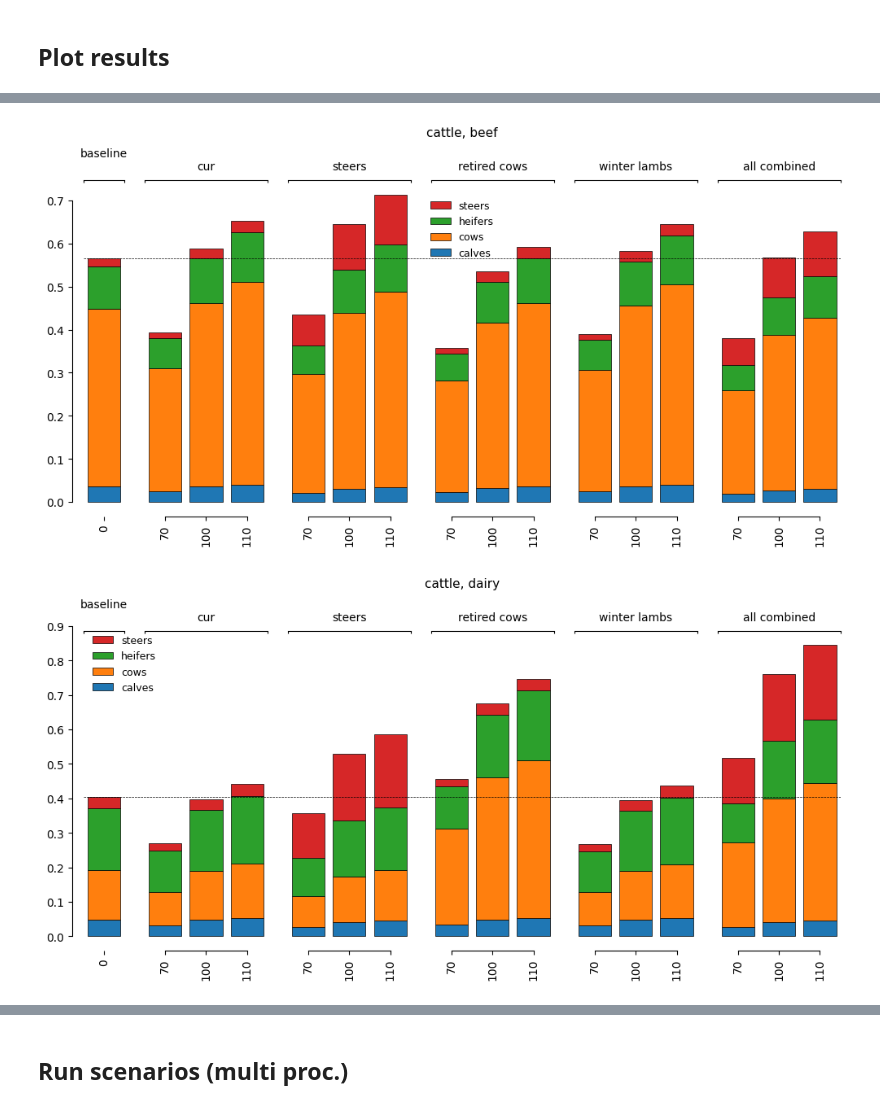
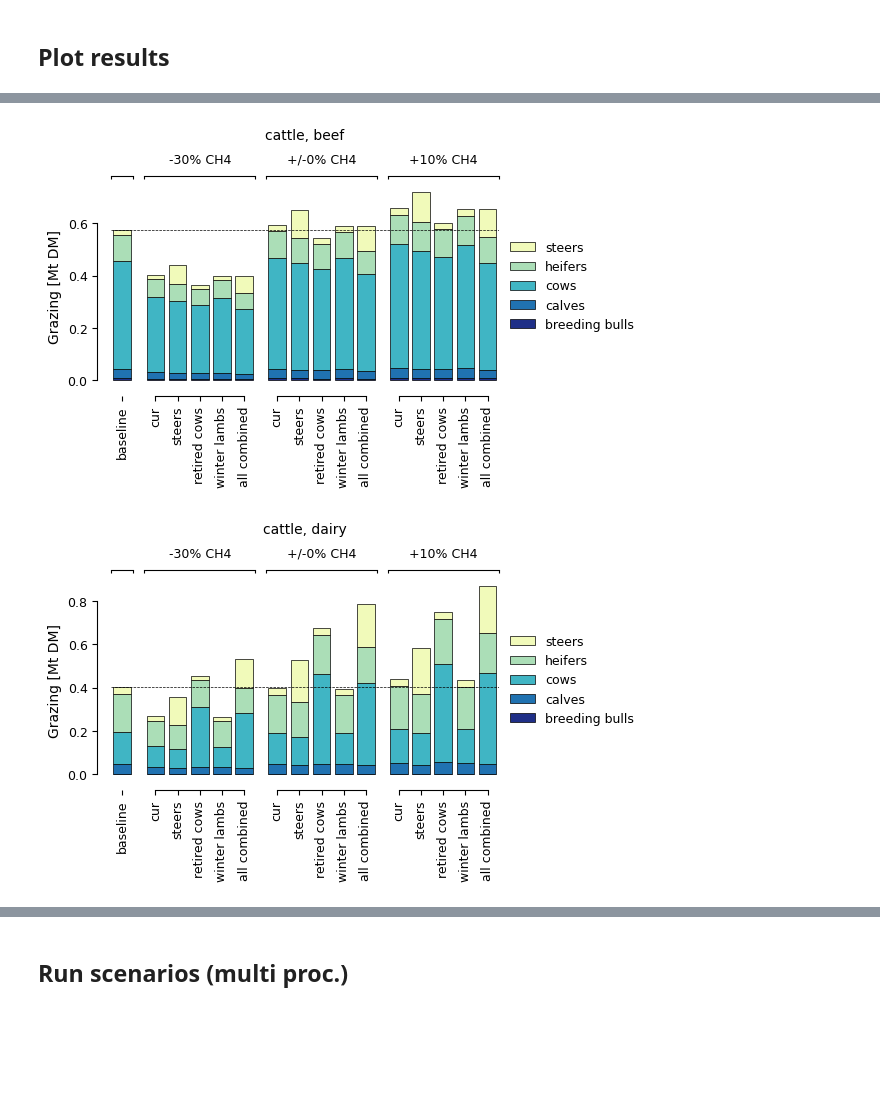
Before and after one commit to karlssonjo/seminatgrass, a Jupyter notebook: CIBUSmod_run.ipynb, the cells around one changed output, grey strips where cells are left out. Cells and saved outputs as stored; diff of their text form; code cells hidden in the pictures; blank space fills up the shorter version.

Commit message:
Changed optimisation goal for maximising SNG and work on output figures

```diff
--- a/CIBUSmod_run.ipynb
+++ b/CIBUSmod_run.ipynb
@@ -288,18 +239,0 @@ plt.show()
-# %%
-plot_data = pd.concat([
-    session.get_attr('c','area',{'crop':'land_use'}).loc[:,'semi-natural grasslands'].rename('SNG')/1000000,
-    cm.get_GHG(session).sum(axis=1).rename('GHG')/1000000000
-], axis=1).set_index('SNG', append=True)['GHG'].unstack(['scn','year'])
-
-fig,ax = plt.subplots()
-ax.axhline(y=plot_data['baseline'].dropna().values, color='grey', linestyle='--', linewidth=1)
-ax.axvline(x=plot_data['baseline'].dropna().index.values, color='grey', linestyle='--', linewidth=1)
-
-for scn in plot_data.columns.unique('scn'):
-    plot_data.droplevel('year',axis=1).T.groupby('scn').sum().T.replace({0:np.nan}).loc[:,scn].dropna().plot(marker='.', linestyle='-', linewidth=1)
-
-ax.set_xlim([0,2])
-ax.set_ylim([0,12])
-
-ax.legend()
-plt.show()
@@ -356,24 +310,38 @@ plt.show()
 # %%
 plot_data = (
     session.get_attr('a','feed.crop_prod',['origin','crop_prod','species','breed','animal'])
+    .rename(rename_years)
     .loc[:,'domestic']
     .loc[:,'grazing']
     .stack(['species','breed'])
-)/1000000000
-for sp,br in plot_data.index.droplevel(['scn','year']).unique():
-    fig,ax = plt.subplots(figsize=(12,5))
-    d = plot_data.xs((sp,br), level=('species','breed')).dropna(axis=1)
+)/1_000_000_000
+plot_data.index = pd.MultiIndex.from_tuples(
+    [( scn, y, sp if sp != 'cattle' else ', '.join([sp,br]) ) for scn,y,sp,br in plot_data.index],
+    names = ['scn', 'year', 'animal_system']
+)
+plot_data = plot_data.groupby(['scn', 'year', 'animal_system'], sort=False).sum()
+
+for ani in plot_data.index.unique('animal_system'):
+    fig,ax = plt.subplots(figsize=(5,2.5))
+    d = plot_data.xs(ani, level='animal_system').replace({0:np.nan}).dropna(axis=1)
     cm.plot.bar(
         d,
         ax=ax,
-        group_levels=['scn'],
+        group_levels=['year'],
         sort_groups=False,
         sort_xlabels=False,
         sort_categories=False,
-        grouptitle=f"{sp}, {br}"
+        grouptitle=ani,
+        ylabel='Grazing [Mt DM]',
+        ticklabels_fontsize=9,
+        grouptitle_fontsize=10,
+        grouplabels_fontsize=9,
+        ylabel_fontsize=10,
+        cmap='YlGnBu'
     )
     ax.axhline(d.loc['baseline'].sum(axis=1).iloc[0], c='black', linewidth=0.5, linestyle='--')
+    ax.legend(loc='center left', bbox_to_anchor=(1,0.5), frameon=False, ncol=1, fontsize=9, reverse=True)
     plt.show()
 # %% [output]
-[figure, old version]
+[figure, new version]
-[figure, old version]
+[figure, new version]
```
Also changed, not shown: parts of 26 cells of this notebook, 1 other file.
